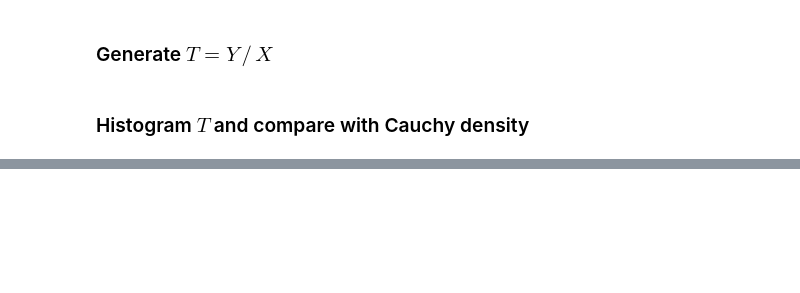
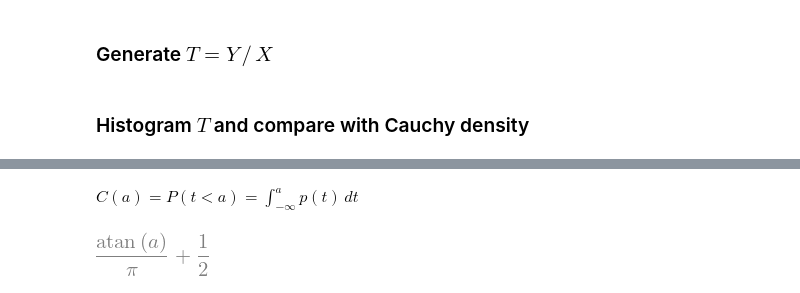
Before and after one commit to hbprosper/INFN-SOS, a Jupyter notebook: 01_prob/ratio_of_two_gaussian_variates.ipynb, the cells around one changed output, grey strips where cells are left out. Cells and saved outputs as stored; diff of their text form; code cells hidden in the pictures; blank space fills up the shorter version.

```diff
--- a/01_prob/ratio_of_two_gaussian_variates.ipynb
+++ b/01_prob/ratio_of_two_gaussian_variates.ipynb
@@ -168,0 +178,7 @@ plotData(T)
+# %% [markdown]
+$C(a) = P(t < a) = \int_{-\infty}^a p(t) \, dt$
+# %%
+C = sm.integrate(p, (t,-sm.oo,a))
+C
+# %% [output]
+[figure, added]
```
Also changed, not shown: parts of 7 cells of this notebook.
